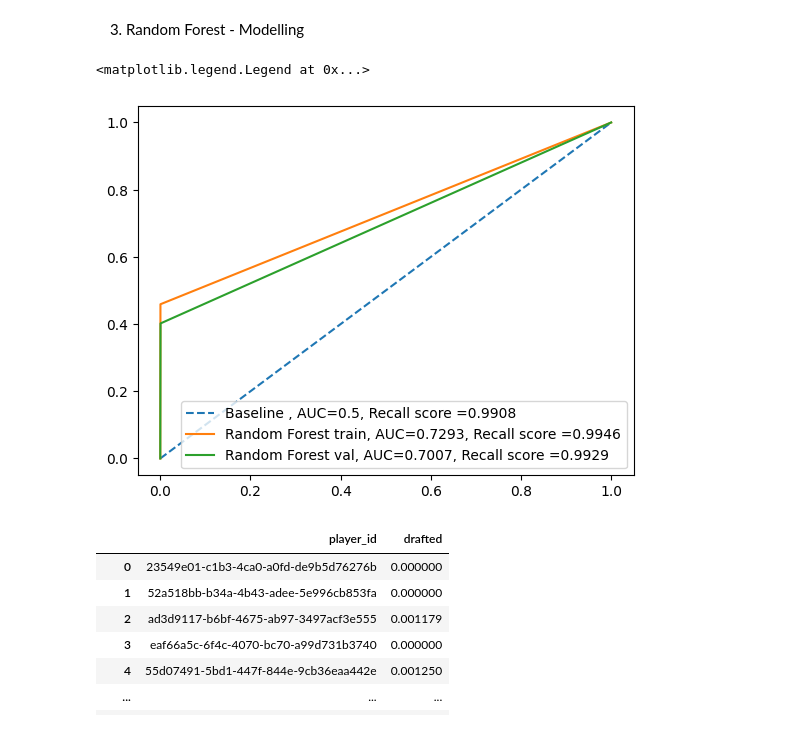
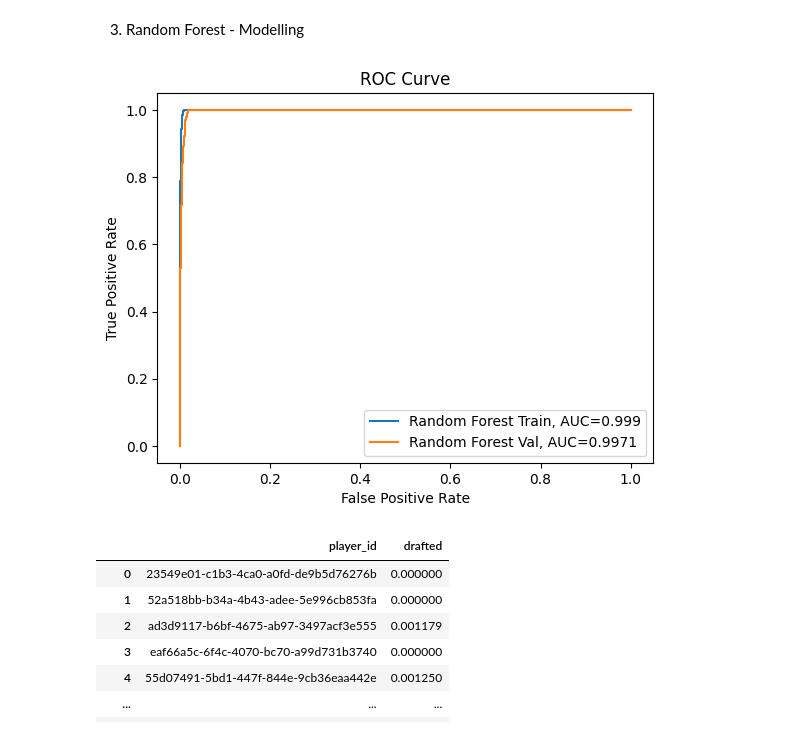
Before and after one commit to Paiynthalir/Kaggle1_NBADraft, a Jupyter notebook: notebooks/paiynthalir_nallamuthu-24715435-week1_randomforest.ipynb, the cells around one changed output. Cells and saved outputs as stored; diff of their text form; code cells hidden in the pictures.

Commit message:
changed plot using probability

```diff
--- a/notebooks/paiynthalir_nallamuthu-24715435-week1_randomforest.ipynb
+++ b/notebooks/paiynthalir_nallamuthu-24715435-week1_randomforest.ipynb
@@ -112,45 +112,39 @@ rf_3 = RandomForestClassifier(random_state=100,  max_features='sqrt', min_sample
 # %%
 # 3.2 Train the model and save the predicted values
 rf_3.fit(X_train, y_train)
-y_train_preds_rf3 = rf_3.predict(X_train)
-y_val_preds_rf3 = rf_3.predict(X_val)
+y_train_probs_rf3 = rf_3.predict_proba(X_train)
+y_val_probs_rf3 = rf_3.predict_proba(X_val)
+
+# Select the probability for the positive class (class 1)
+y_train_probs_rf3 = y_train_probs_rf3[:, 1]
+y_val_probs_rf3 = y_val_probs_rf3[:, 1]
 # %%
 # 3.3 To plot ROC curve and the AUC metric - for comparison of model performances
 #To plot ROC curve and the AUC metric
 from sklearn import metrics
 
-#Baseline
-# 3.1 Find the mode of the target variable and save it into a variable called y_mode
-y_mode = y_train.mode()
-
-# 3.2 Create a numpy array called y_base filled with this value of same length of y_train
-y_base = np.full(y_train.shape, y_mode)
-
-#set up plotting area
+# Set up plotting area
 plt.figure(0).clf()
 
-#Baseline plot
-fpr, tpr, _ = metrics.roc_curve(y_train, y_base)
-auc = round(metrics.roc_auc_score(y_train, y_base), 4)
-recall = round(metrics.recall_score(y_train, y_base, average='weighted'),4)
-plt.plot(fpr,tpr,label="Baseline , AUC="+str(auc)+", Recall score ="+str(recall),linestyle='--')
+# Random Forest - Train
+fpr, tpr, _ = metrics.roc_curve(y_train, y_train_probs_rf3)
+auc = round(metrics.roc_auc_score(y_train, y_train_probs_rf3), 4)
+plt.plot(fpr, tpr, label="Random Forest Train, AUC="+str(auc))
 
-#Random Forest  - train
-fpr, tpr, _ = metrics.roc_curve(y_train, y_train_preds_rf3)
-auc = round(metrics.roc_auc_score(y_train, y_train_preds_rf3), 4)
-recall = round(metrics.recall_score(y_train, y_train_preds_rf3, average='weighted'),4)
-plt.plot(fpr,tpr,label="Random Forest train, AUC="+str(auc)+", Recall score ="+str(recall))
+# Random Forest - Validation
+fpr, tpr, _ = metrics.roc_curve(y_val, y_val_probs_rf3)
+auc = round(metrics.roc_auc_score(y_val, y_val_probs_rf3), 4)
+plt.plot(fpr, tpr, label="Random Forest Val, AUC="+str(auc))
 
-#Random Forest classifier  - val
-fpr, tpr, _ = metrics.roc_curve(y_val, y_val_preds_rf3)
-auc = round(metrics.roc_auc_score(y_val, y_val_preds_rf3), 4)
-recall = round(metrics.recall_score(y_val, y_val_preds_rf3, average='weighted'),4)
-plt.plot(fpr,tpr,label="Random Forest val, AUC="+str(auc)+", Recall score ="+str(recall))
+# Add legend
+plt.legend()
 
-#add legend
-plt.legend()
+# Show the plot
+plt.xlabel("False Positive Rate")
+plt.ylabel("True Positive Rate")
+plt.title("ROC Curve")
+plt.show()
 # %% [output]
-<matplotlib.legend.Legend at 0x...>
-[figure, old version]
+[figure, new version]
 # %%
 # 3.4 Save the probability of the test data
```
Also changed, not shown: parts of 1 cell of this notebook, 1 other file.
